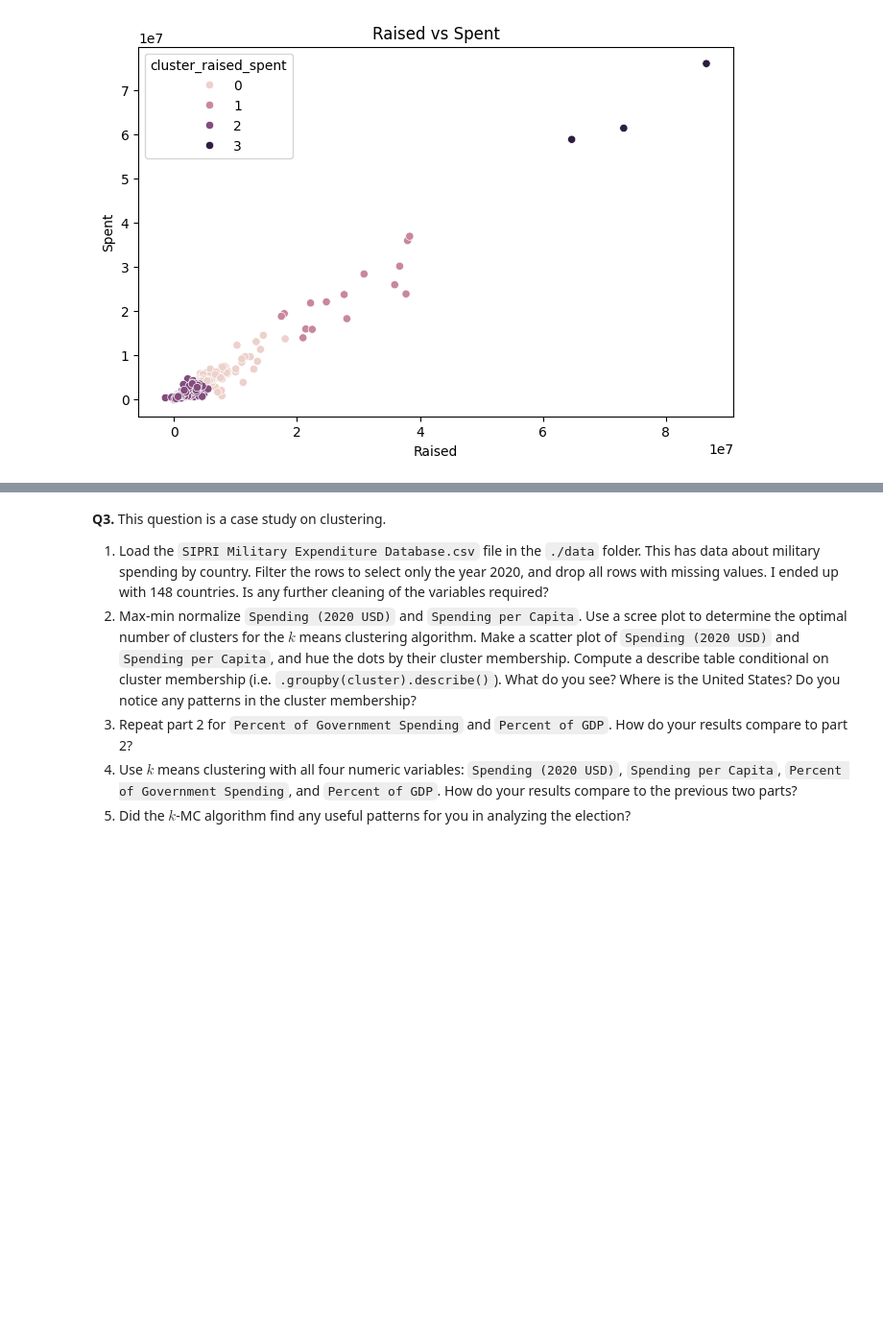
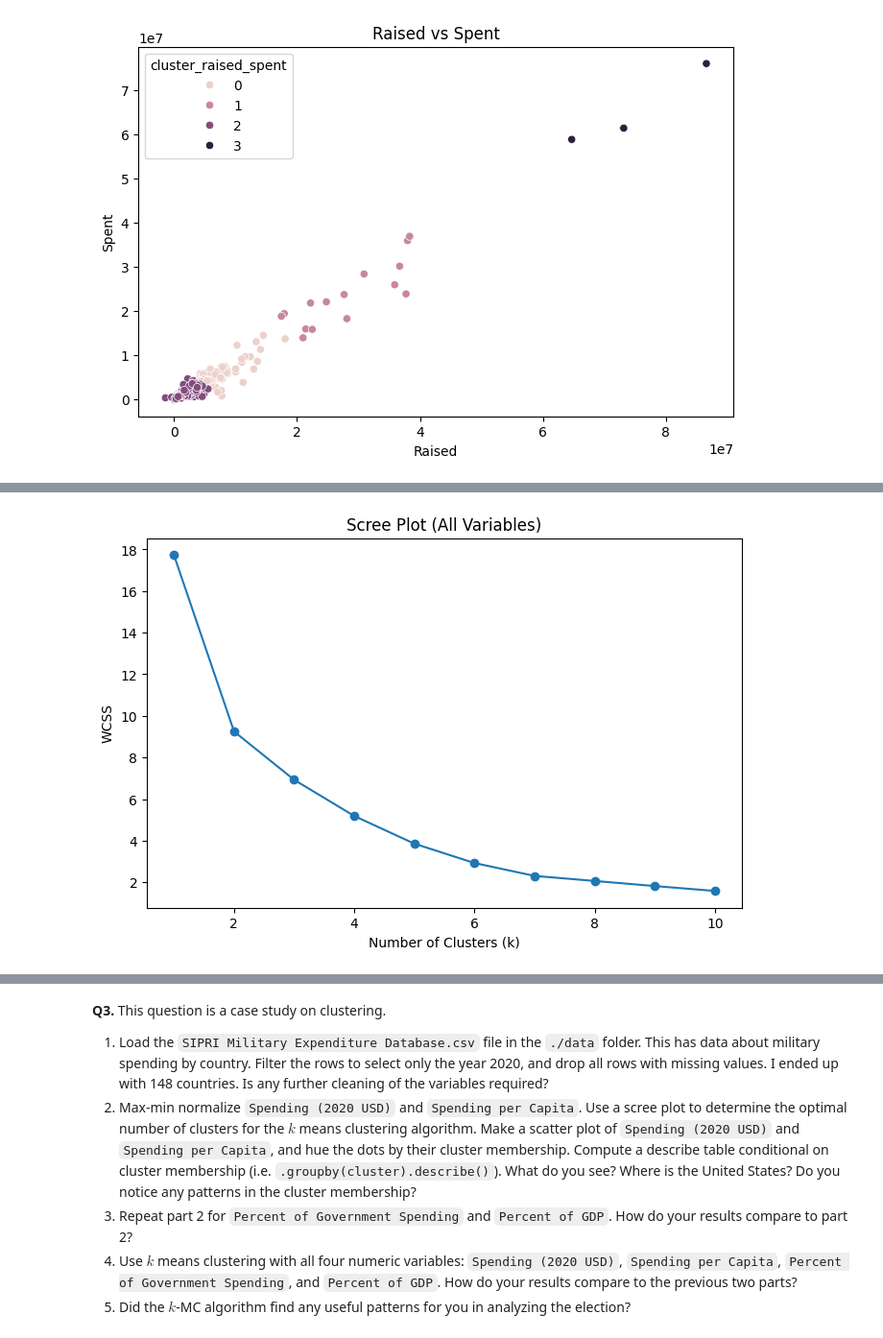
Before and after one commit to corinnefog/clustering, a Jupyter notebook: assignment/assignment_clustering.ipynb, the cells around one changed output, grey strips where cells are left out. Shown: that part at 96% size. Saved outputs shown, nothing was run; the diff lists cells and outputs as text; code cells hidden in the pictures; blank space fills up the shorter version.

```diff
--- a/assignment/assignment_clustering.ipynb
+++ b/assignment/assignment_clustering.ipynb
@@ -229,0 +230,22 @@ plt.show()
+# %%
+def wcss3(data, max_k=10):
+    wcss = []
+    for k in range(1, max_k + 1):
+        kmeans = KMeans(n_clusters=k, random_state=100, n_init=10)
+        kmeans.fit(data[['raised_norm', 'spent_norm','cash_norm','debts_norm']])
+        wcss.append(kmeans.inertia_)
+    return wcss
+
+
+data[['raised_norm', 'spent_norm', 'cash_norm', 'debts_norm']] = scaler.fit_transform(
+    data[['Raised', 'Spent', 'Cash on Hand', 'Debts']])
+wcss_all = wcss3(data[['raised_norm', 'spent_norm', 'cash_norm', 'debts_norm']])
+
+plt.figure(figsize=(8, 5))
+plt.plot(range(1, 11), wcss_all, marker='o', linestyle='-')
+plt.xlabel('Number of Clusters (k)')
+plt.ylabel('WCSS')
+plt.title('Scree Plot (All Variables)')
+plt.show()
+# %% [output]
+[figure, added]
```
Also changed, not shown: parts of 5 cells of this notebook.
